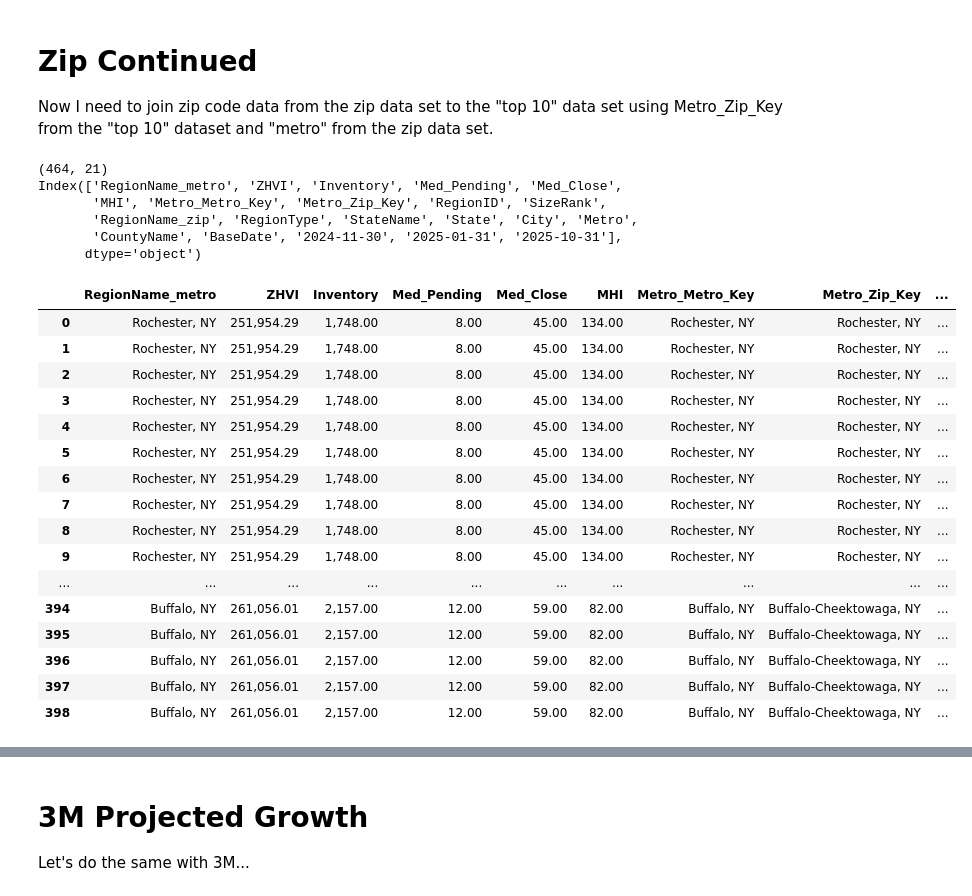
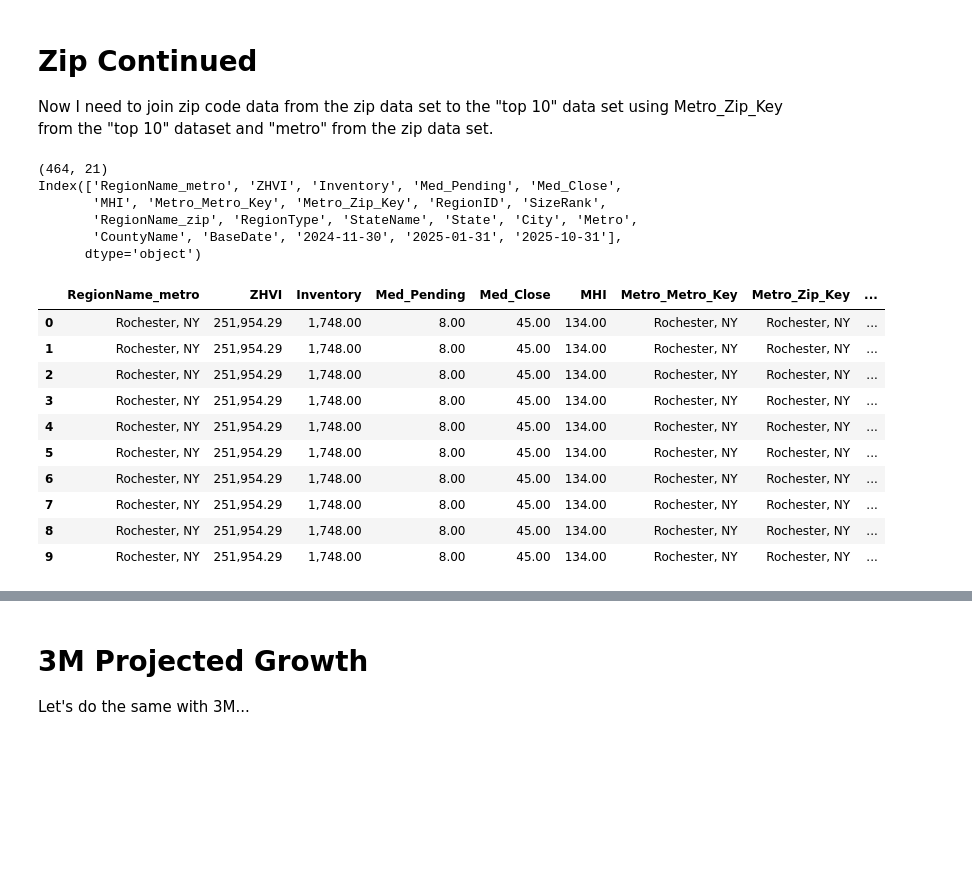
Before and after one commit to YaroslawBagriy/SEIS-631-Final-Project, a Jupyter notebook: Question 3/Question 3.ipynb, the cells around one changed output, grey strips where cells are left out. Drawn from its saved outputs; the diff is of its cells as text; code cells hidden in the pictures; blank space fills up the shorter version.

```diff
--- a/Question 3/Question 3.ipynb
+++ b/Question 3/Question 3.ipynb
@@ -687,34 +474,28 @@ Now I need to join zip code data from the zip data set to the "top 10" data set
 # %%
 df = pd.read_csv('https://raw.githubusercontent.com/samkrall/dataprepandanalysis/refs/heads/main/zhvf_zip_all.csv')
 df_top_10_with_zip = pd.merge(top_10_metros_with_key, df, left_on = 'Metro_Zip_Key', right_on = 'Metro', suffixes=('_metro', '_zip'))
 print(df_top_10_with_zip.shape)
 print(df_top_10_with_zip.columns)
 df_top_10_with_zip[['ZHVI']]
-df_top_10_with_zip.head(464)
+df_top_10_with_zip.head(10)
 # %% [output]
 (464, 21)
 Index(['RegionName_metro', 'ZHVI', 'Inventory', 'Med_Pending', 'Med_Close',
        'MHI', 'Metro_Metro_Key', 'Metro_Zip_Key', 'RegionID', 'SizeRank',
        'RegionName_zip', 'RegionType', 'StateName', 'State', 'City', 'Metro',
        'CountyName', 'BaseDate', '2024-11-30', '2025-01-31', '2025-10-31'],
       dtype='object')
 |  | RegionName_metro | ZHVI | Inventory | Med_Pending | Med_Close | MHI | Metro_Metro_Key | Metro_Zip_Key | ... |
 | 0 | Rochester, NY | 251,954.29 | 1,748.00 | 8.00 | 45.00 | 134.00 | Rochester, NY | Rochester, NY | ... |
 | 1 | Rochester, NY | 251,954.29 | 1,748.00 | 8.00 | 45.00 | 134.00 | Rochester, NY | Rochester, NY | ... |
 | 2 | Rochester, NY | 251,954.29 | 1,748.00 | 8.00 | 45.00 | 134.00 | Rochester, NY | Rochester, NY | ... |
 | 3 | Rochester, NY | 251,954.29 | 1,748.00 | 8.00 | 45.00 | 134.00 | Rochester, NY | Rochester, NY | ... |
 | 4 | Rochester, NY | 251,954.29 | 1,748.00 | 8.00 | 45.00 | 134.00 | Rochester, NY | Rochester, NY | ... |
 | 5 | Rochester, NY | 251,954.29 | 1,748.00 | 8.00 | 45.00 | 134.00 | Rochester, NY | Rochester, NY | ... |
 | 6 | Rochester, NY | 251,954.29 | 1,748.00 | 8.00 | 45.00 | 134.00 | Rochester, NY | Rochester, NY | ... |
 | 7 | Rochester, NY | 251,954.29 | 1,748.00 | 8.00 | 45.00 | 134.00 | Rochester, NY | Rochester, NY | ... |
 | 8 | Rochester, NY | 251,954.29 | 1,748.00 | 8.00 | 45.00 | 134.00 | Rochester, NY | Rochester, NY | ... |
 | 9 | Rochester, NY | 251,954.29 | 1,748.00 | 8.00 | 45.00 | 134.00 | Rochester, NY | Rochester, NY | ... |
-| ... | ... | ... | ... | ... | ... | ... | ... | ... | ... |
-| 394 | Buffalo, NY | 261,056.01 | 2,157.00 | 12.00 | 59.00 | 82.00 | Buffalo, NY | Buffalo-Cheektowaga, NY | ... |
-| 395 | Buffalo, NY | 261,056.01 | 2,157.00 | 12.00 | 59.00 | 82.00 | Buffalo, NY | Buffalo-Cheektowaga, NY | ... |
-| 396 | Buffalo, NY | 261,056.01 | 2,157.00 | 12.00 | 59.00 | 82.00 | Buffalo, NY | Buffalo-Cheektowaga, NY | ... |
-| 397 | Buffalo, NY | 261,056.01 | 2,157.00 | 12.00 | 59.00 | 82.00 | Buffalo, NY | Buffalo-Cheektowaga, NY | ... |
-| 398 | Buffalo, NY | 261,056.01 | 2,157.00 | 12.00 | 59.00 | 82.00 | Buffalo, NY | Buffalo-Cheektowaga, NY | ... |
 # %%
 df_finals = df_top_10_with_zip[['State', 'Metro','City', 'CountyName', 'RegionName_zip', 'ZHVI', 'Inventory', 'Med_Pending',
 'Med_Close', 'MHI', 'BaseDate', '2024-11-30', '2025-01-31', '2025-10-31']]
```
Also changed, not shown: parts of 42 cells of this notebook.
